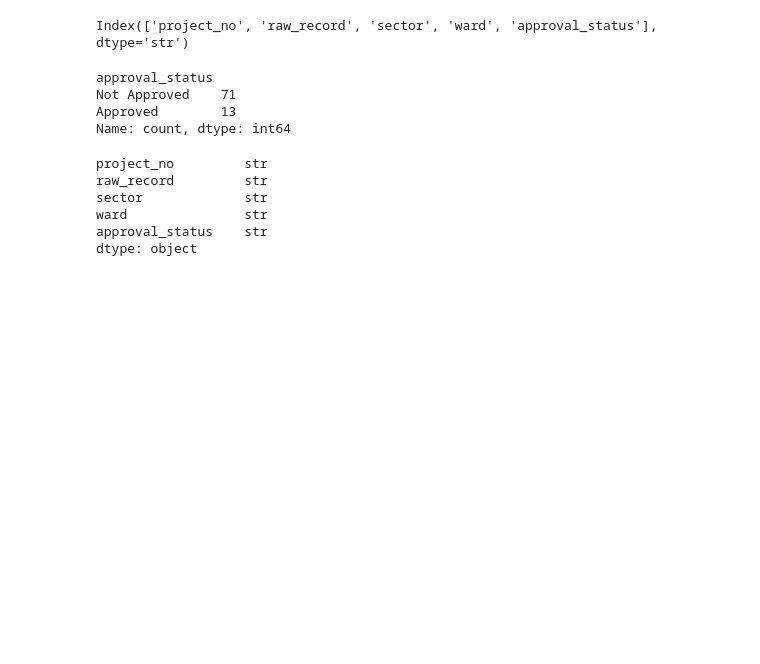
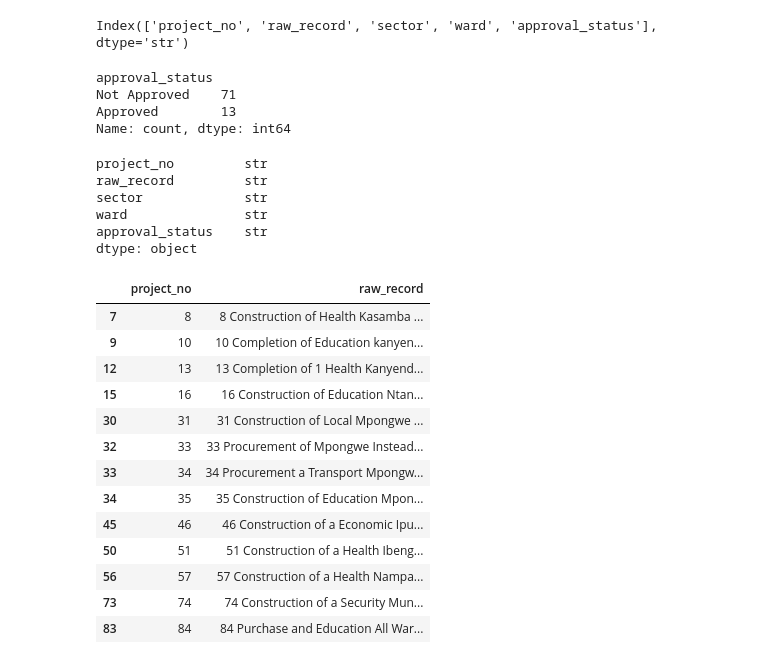
Before and after one commit to Sandie17-goodie/CSC4792_Group26_Mpongwe, a Jupyter notebook: notebooks/group26_mpongwe_dataset_creation.ipynb, the cells around one changed output. Drawn from its saved outputs; the diff is of its cells as text; code cells hidden in the pictures; blank space fills up the shorter version.

```diff
--- a/notebooks/group26_mpongwe_dataset_creation.ipynb
+++ b/notebooks/group26_mpongwe_dataset_creation.ipynb
@@ -814,3 +821,26 @@ sector             str
 ward               str
 approval_status    str
 dtype: object
+# %%
+approved_records = parsed_df[
+    parsed_df["approval_status"] == "Approved"
+]
+
+approved_records[
+    ["project_no", "raw_record"]
+]
+# %% [output]
+|  | project_no | raw_record |
+| 7 | 8 | 8 Construction of Health Kasamba ... |
+| 9 | 10 | 10 Completion of Education kanyen... |
+| 12 | 13 | 13 Completion of 1 Health Kanyend... |
+| 15 | 16 | 16 Construction of Education Ntan... |
+| 30 | 31 | 31 Construction of Local Mpongwe ... |
+| 32 | 33 | 33 Procurement of Mpongwe Instead... |
+| 33 | 34 | 34 Procurement a Transport Mpongw... |
+| 34 | 35 | 35 Construction of Education Mpon... |
+| 45 | 46 | 46 Construction of a Economic Ipu... |
+| 50 | 51 | 51 Construction of a Health Ibeng... |
+| 56 | 57 | 57 Construction of a Health Nampa... |
+| 73 | 74 | 74 Construction of a Security Mun... |
+| 83 | 84 | 84 Purchase and Education All War... |
```
Also changed, not shown: parts of 5 cells of this notebook.
